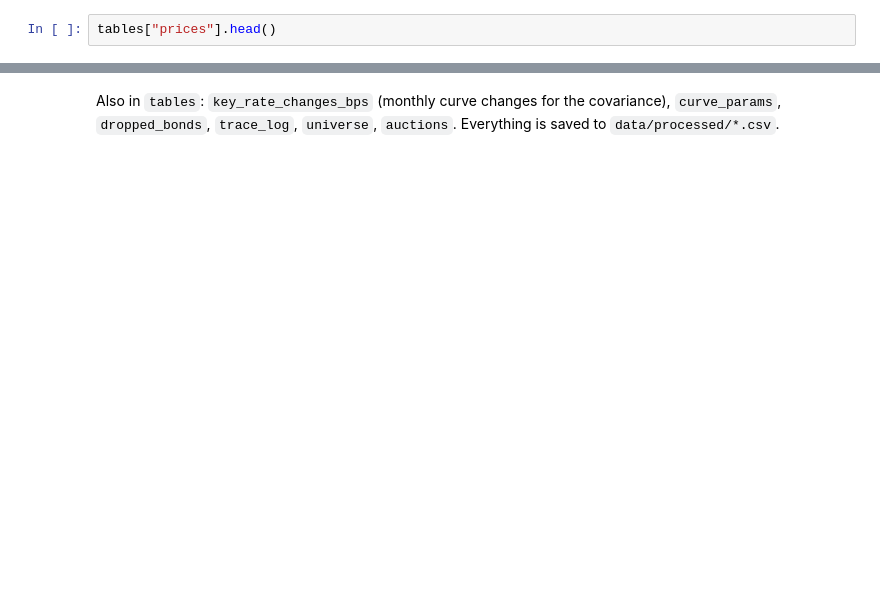
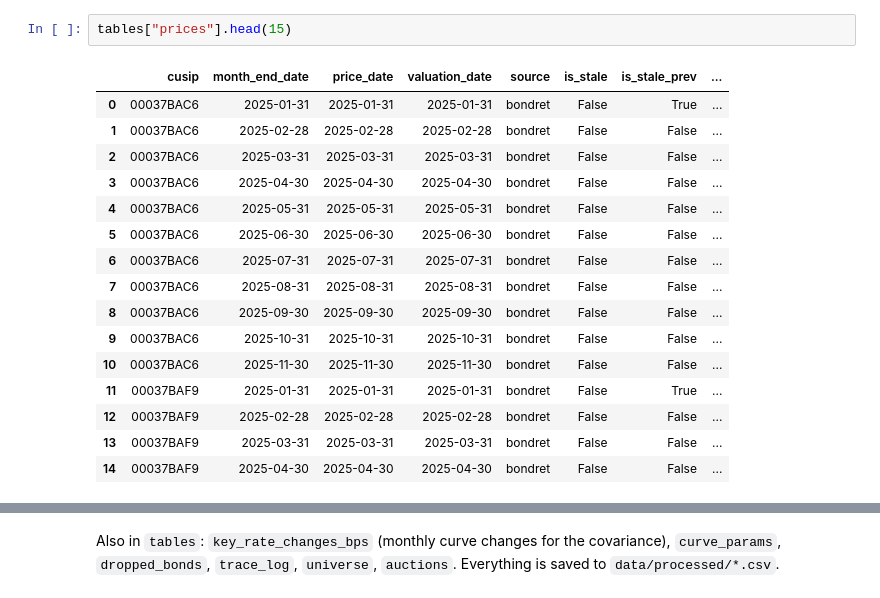
Before and after one commit to s-ychen/Capstone, a Jupyter notebook: data_cleaning/run_pipeline.ipynb, the cells around one changed output, grey strips where cells are left out. Cells and saved outputs as stored; diff of their text form; blank space fills up the shorter version.

```diff
--- a/data_cleaning/run_pipeline.ipynb
+++ b/data_cleaning/run_pipeline.ipynb
@@ -43,3 +97,20 @@ tables["bond_features"].head()
 # %%
-tables["prices"].head()
+tables["prices"].head(15)
+# %% [output]
+|  | cusip | month_end_date | price_date | valuation_date | source | is_stale | is_stale_prev | ... |
+| 0 | 00037BAC6 | 2025-01-31 | 2025-01-31 | 2025-01-31 | bondret | False | True | ... |
+| 1 | 00037BAC6 | 2025-02-28 | 2025-02-28 | 2025-02-28 | bondret | False | False | ... |
+| 2 | 00037BAC6 | 2025-03-31 | 2025-03-31 | 2025-03-31 | bondret | False | False | ... |
+| 3 | 00037BAC6 | 2025-04-30 | 2025-04-30 | 2025-04-30 | bondret | False | False | ... |
+| 4 | 00037BAC6 | 2025-05-31 | 2025-05-31 | 2025-05-31 | bondret | False | False | ... |
+| 5 | 00037BAC6 | 2025-06-30 | 2025-06-30 | 2025-06-30 | bondret | False | False | ... |
+| 6 | 00037BAC6 | 2025-07-31 | 2025-07-31 | 2025-07-31 | bondret | False | False | ... |
+| 7 | 00037BAC6 | 2025-08-31 | 2025-08-31 | 2025-08-31 | bondret | False | False | ... |
+| 8 | 00037BAC6 | 2025-09-30 | 2025-09-30 | 2025-09-30 | bondret | False | False | ... |
+| 9 | 00037BAC6 | 2025-10-31 | 2025-10-31 | 2025-10-31 | bondret | False | False | ... |
+| 10 | 00037BAC6 | 2025-11-30 | 2025-11-30 | 2025-11-30 | bondret | False | False | ... |
+| 11 | 00037BAF9 | 2025-01-31 | 2025-01-31 | 2025-01-31 | bondret | False | True | ... |
+| 12 | 00037BAF9 | 2025-02-28 | 2025-02-28 | 2025-02-28 | bondret | False | False | ... |
+| 13 | 00037BAF9 | 2025-03-31 | 2025-03-31 | 2025-03-31 | bondret | False | False | ... |
+| 14 | 00037BAF9 | 2025-04-30 | 2025-04-30 | 2025-04-30 | bondret | False | False | ... |
 # %%
```
Also changed, not shown: parts of 7 cells of this notebook.
